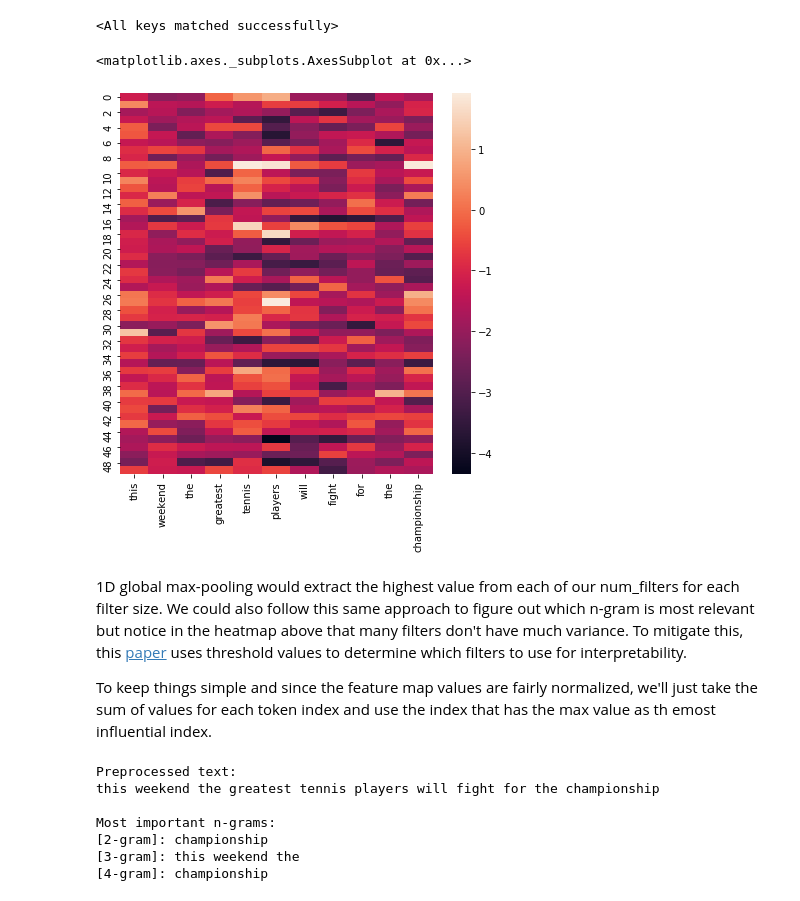
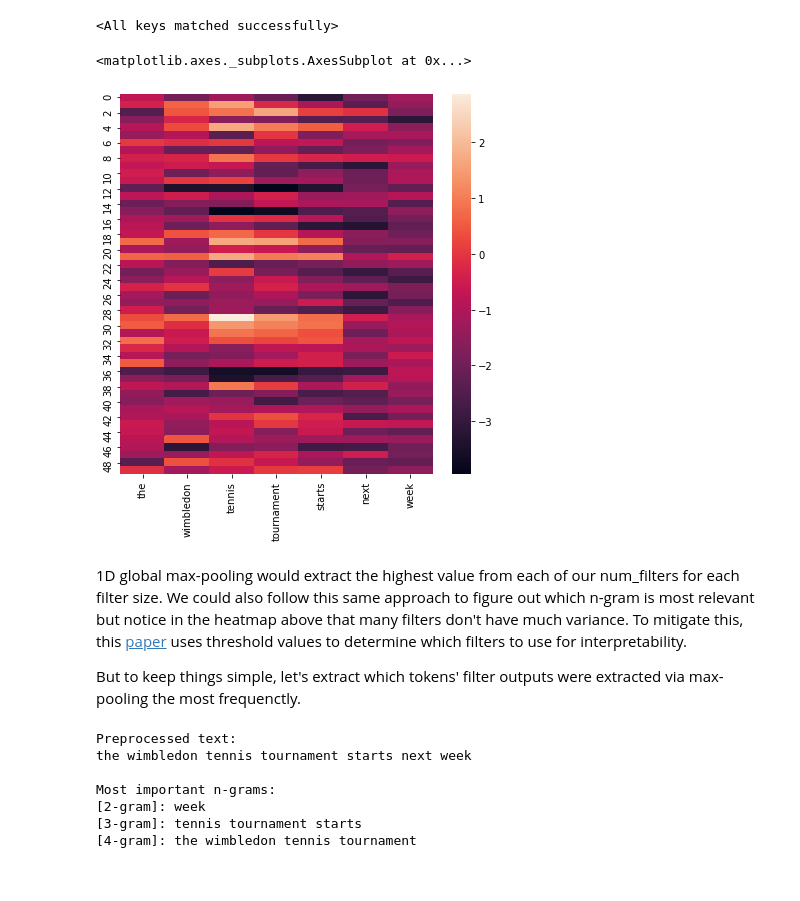
Before and after one commit to GokuMohandas/Made-With-ML, a Jupyter notebook: notebooks/02_Basics/08_Embeddings/08_PT_Embeddings.ipynb, the cells around one changed output. Drawn from its saved outputs; the diff is of its cells as text; code cells hidden in the pictures.

```diff
--- a/notebooks/02_Basics/08_Embeddings/08_PT_Embeddings.ipynb
+++ b/notebooks/02_Basics/08_Embeddings/08_PT_Embeddings.ipynb
@@ -1162,6 +1155,6 @@ def get_probability_distributions(probabilities, classes):
 # %%
 # Inputs
-texts = ["This weekend the greatest tennis players will fight for the championship."]
+texts = ["The Wimbledon tennis tournament starts next week."]
 num_samples = len(texts)
 X_infer = np.array(X_tokenizer.texts_to_sequences(texts))
 print (f"{texts[0]} \n\t→ {decode(X_infer[0], X_tokenizer)} \n\t→ {X_infer[0]}")
@@ -1282,7 +1273,7 @@ class ConvOutputsModels(nn.Module):
 
             # Conv
             _z = self.conv[i](F.pad(x_in, (padding_left, padding_right)))
-            z.append(_z)
+            z.append(_z.cpu().numpy())
 
         return z
 # %%
@@ -1334,15 +1325,15 @@ for i, batch in enumerate(infer_set.generate_batches()):
     conv_outputs.extend(z)
 # %%
 # Visualize bi-gram filters
-tokens = decode(X_infer[0], X_tokenizer).split()
-sns.heatmap(conv_outputs[1][0].cpu(), xticklabels=tokens)
+tokens = decode(X_infer[0], X_tokenizer).split(' ')
+sns.heatmap(conv_outputs[1][0], xticklabels=tokens)
 # %% [output]
 <matplotlib.axes._subplots.AxesSubplot at 0x...>
-[figure, old version]
+[figure, new version]
 # %% [markdown]
 1D global max-pooling would extract the highest value from each of our num_filters for each filter size. We could also follow this same approach to figure out which n-gram is most relevant but notice in the heatmap above that many filters don't have much variance. To mitigate this, this [paper](https://www.aclweb.org/anthology/W18-5408/) uses threshold values to determine which filters to use for interpretability.
 
-To keep things simple and since the feature map values are fairly normalized, we'll just take the sum of values for each token index and use the index that has the max value as th emost influential index.
+But to keep things simple, let's extract which tokens' filter outputs were extracted via max-pooling the most frequenctly.
 # %%
 sample_index = 0
 print (f"Preprocessed text:\n{decode(indices=X_infer[sample_index], tokenizer=X_tokenizer)}")
@@ -1350,21 +1341,22 @@ print ("\nMost important n-grams:")
 # Process conv outputs for each unique filter size
 for i, filter_size in enumerate(FILTER_SIZES):
 
-    # Identify most important n-gram
-    filter_sums = np.sum(conv_outputs[i][sample_index].T.cpu().numpy(), axis=1)
+    # Identify most important n-gram (excluding last token)
+    popular_indices = collections.Counter([np.argmax(conv_output) \
+            for conv_output in conv_outputs[i][0]])
 
     # Get corresponding text
-    start = np.argmax(filter_sums)
-    gram = " ".join([X_tokenizer.index_word[index] for index in X_infer[sample_index][start:start+filter_size]])
-    print (f"[{filter_size}-gram]: {gram}")
+    start = popular_indices.most_common(1)[-1][0]
+    n_gram = " ".join([token for token in tokens[start:start+filter_size]])
+    print (f"[{filter_size}-gram]: {n_gram}")
 # %% [output]
 Preprocessed text:
-this weekend the greatest tennis players will fight for the championship
+the wimbledon tennis tournament starts next week
 
 Most important n-grams:
-[2-gram]: championship
-[3-gram]: this weekend the
-[4-gram]: championship
+[2-gram]: week
+[3-gram]: tennis tournament starts
+[4-gram]: the wimbledon tennis tournament
 # %% [markdown]
 ---
 Share and discover ML projects at <a href="https://madewithml.com/">Made With ML</a>.
```
Also changed, not shown: parts of 16 cells of this notebook, 4 other files.
